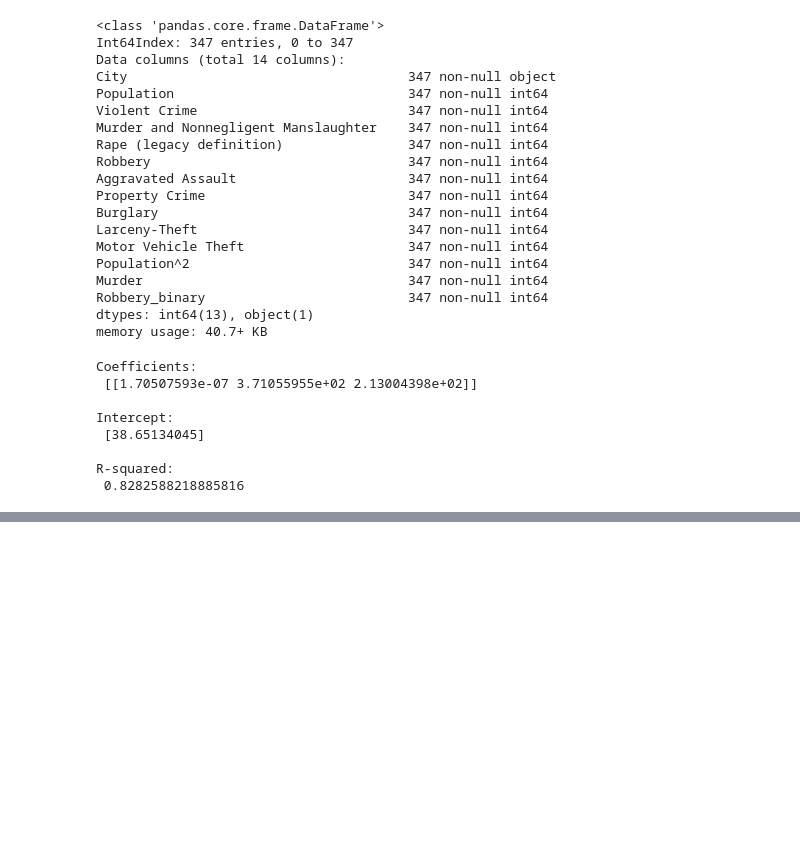
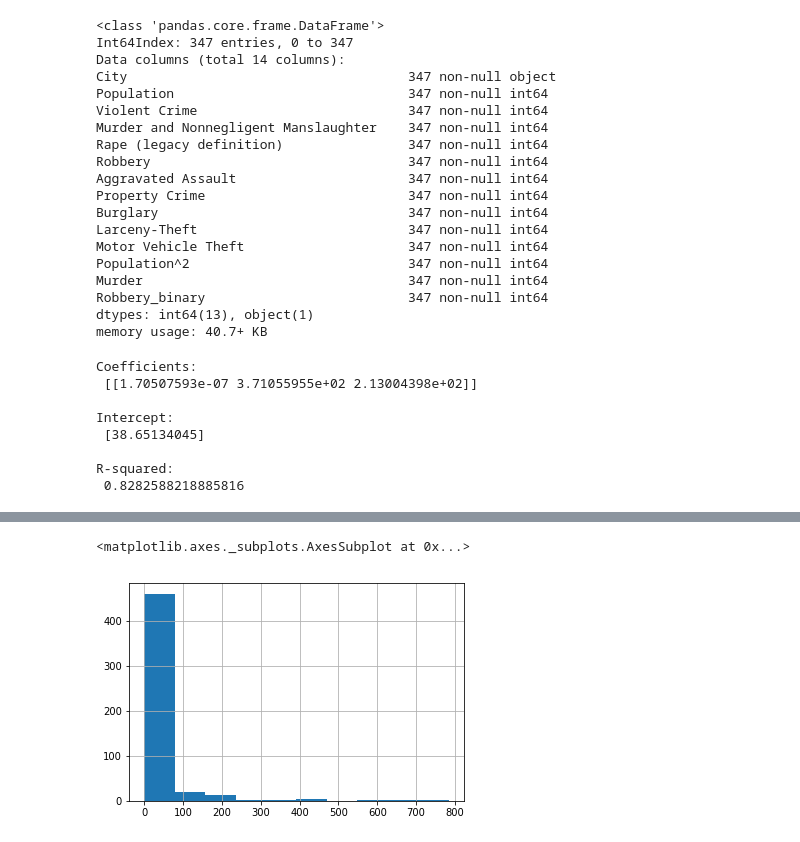
Before and after one commit to ayan1995/Thinkful, a Jupyter notebook: Bootcamp/Unit 2 Supervised Learning/Lesson 4 Linear Regression/Multivariable Regression Model.ipynb, the cells around one changed output, grey strips where cells are left out. Drawn from its saved outputs; the diff is of its cells as text; code cells hidden in the pictures; blank space fills up the shorter version.

```diff
--- a/Bootcamp/Unit 2 Supervised Learning/Lesson 4 Linear Regression/Multivariable Regression Model.ipynb
+++ b/Bootcamp/Unit 2 Supervised Learning/Lesson 4 Linear Regression/Multivariable Regression Model.ipynb
@@ -179,0 +221,5 @@ R-squared:
+# %%
+df1['Violent Crime'].hist()
+# %% [output]
+<matplotlib.axes._subplots.AxesSubplot at 0x...>
+[figure, added]
```
Also changed, not shown: parts of 15 cells of this notebook, 2 other files.
